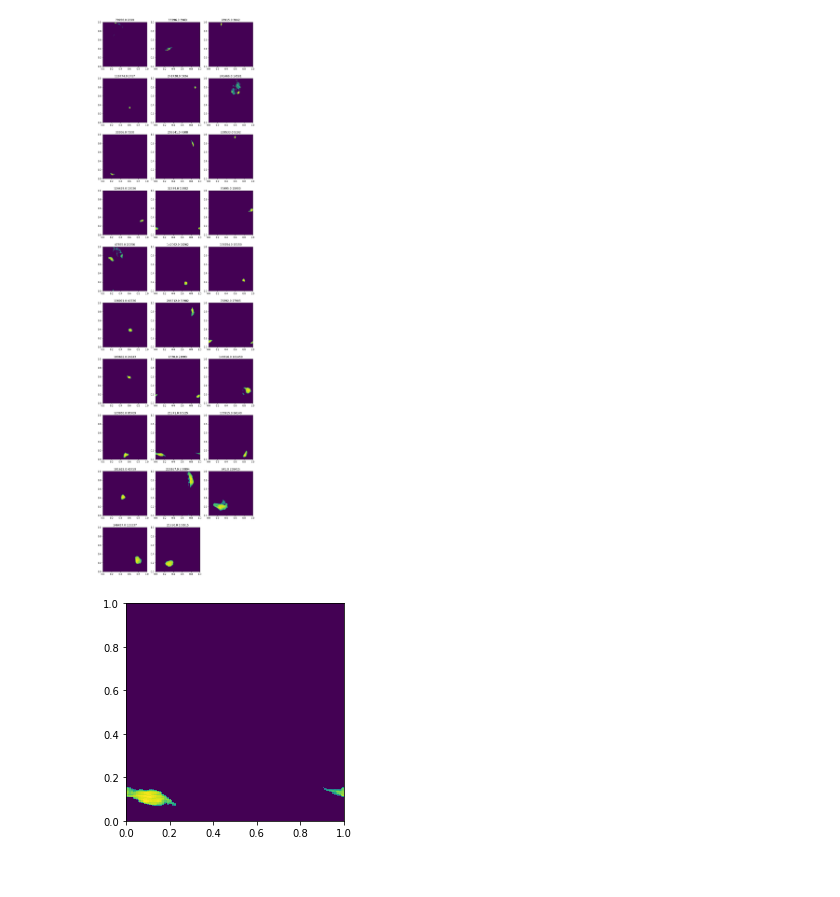
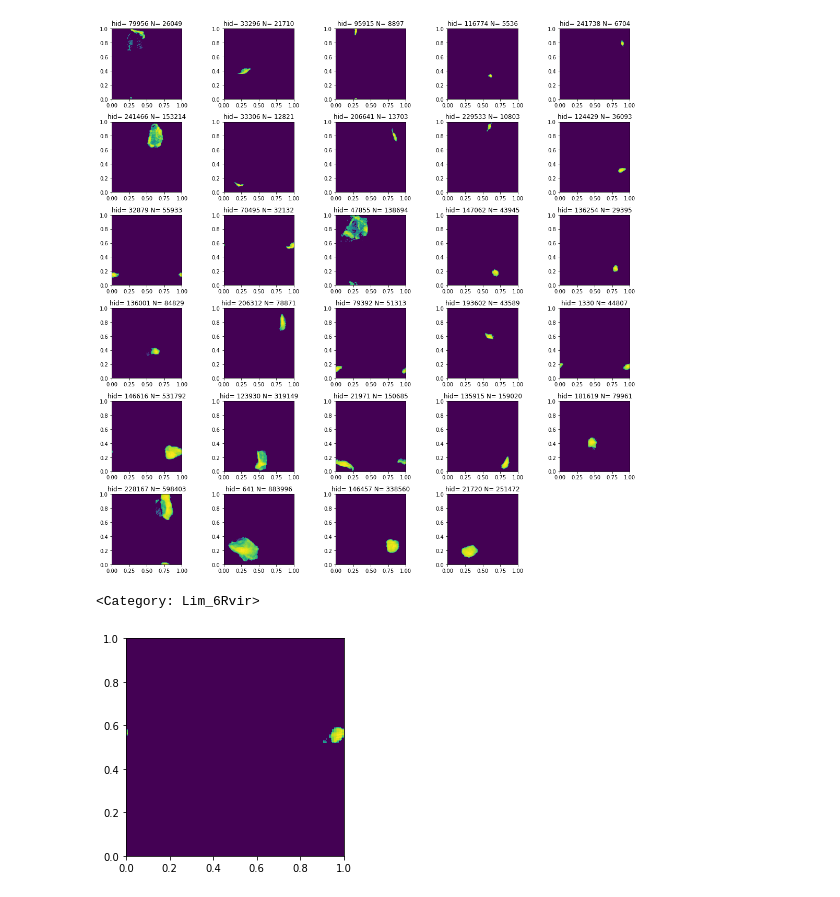
Before and after one commit to lbignone/hog, a Jupyter notebook: notebooks/point_particle_regions.ipynb, the cells around one changed output. Cells and saved outputs as stored; diff of their text form; code cells hidden in the pictures.

```diff
--- a/notebooks/point_particle_regions.ipynb
+++ b/notebooks/point_particle_regions.ipynb
@@ -34,34 +34,40 @@ fname
 # %%
-fig = plt.figure(figsize=(10, 35))
+fig = plt.figure(figsize=(15, 15))
 
 
 for i, hid in enumerate(hids):
 
-    ax = fig.add_subplot(10, 3, i+1, projection='scatter_density')
+    ax = fig.add_subplot(6, 5, i+1, projection='scatter_density')
 
     halo = RockstarHalo.objects.filter(hid=hid)[0]
     region = EllipsoidRegion.objects.filter(category=cat, structure=halo)[0]
 
     fname = region.get_point_filename()
     data = np.genfromtxt(fname)
 
     x = data[:, 0]
     y = data[:, 1]
 
     ax.scatter_density(x, y, norm=norm)
 
     ax.set_xlim(0, 1)
     ax.set_ylim(0, 1)
 
-    ax.set_title(str(hid) + ' ' + str(len(data)))
+    ax.set_title('hid= ' + str(int(hid)) + ' N= ' + str(len(data)))
 
     ax.set_aspect('equal')
 
 plt.tight_layout()
 # %% [output]
-[figure, old version]
+[figure, new version]
+# %%
+cat
+# %% [output]
+<Category: Lim_6Rvir>
 # %%
-halo = RockstarHalo.objects.filter(hid=21971)[0]
+cat = Category.objects.filter(name='Lim_4Rvir')[0]
+
+halo = RockstarHalo.objects.filter(hid=70495)[0]
 reg = EllipsoidRegion.objects.filter(category=cat, structure=halo)[0]
 
 fname = reg.get_point_filename()
@@ -81,4 +87,4 @@ ax.set_ylim(0, 1)
 
 ax.set_aspect('equal')
 # %% [output]
-[figure, old version]
+[figure, new version]
```
Also changed, not shown: parts of 9 cells of this notebook, 23 other files.
